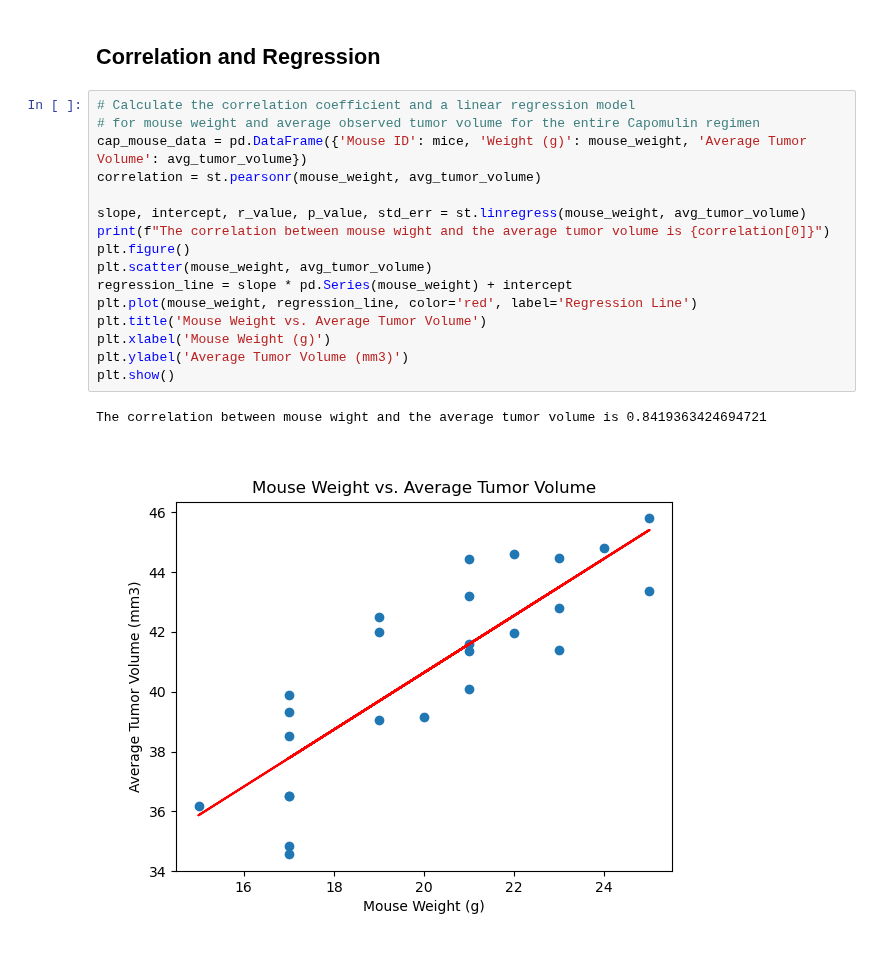
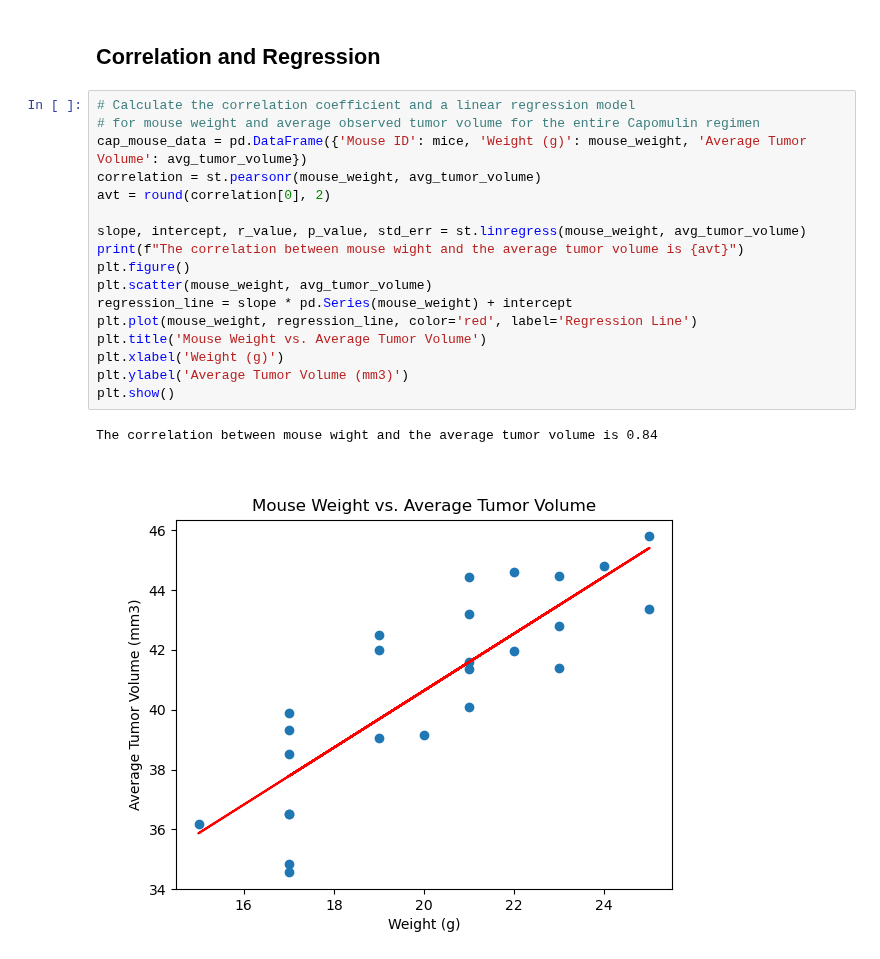
Before and after one commit to darren-coder/Matplotlib-Challenge, a Jupyter notebook: pymaceuticals_starter.ipynb, the cells around one changed output. Cells and saved outputs as stored; diff of their text form.

```diff
--- a/pymaceuticals_starter.ipynb
+++ b/pymaceuticals_starter.ipynb
@@ -346,19 +346,20 @@ plt.show()
 # %%
 # Calculate the correlation coefficient and a linear regression model
 # for mouse weight and average observed tumor volume for the entire Capomulin regimen
 cap_mouse_data = pd.DataFrame({'Mouse ID': mice, 'Weight (g)': mouse_weight, 'Average Tumor Volume': avg_tumor_volume})
 correlation = st.pearsonr(mouse_weight, avg_tumor_volume)
+avt = round(correlation[0], 2)
 
 slope, intercept, r_value, p_value, std_err = st.linregress(mouse_weight, avg_tumor_volume)
-print(f"The correlation between mouse wight and the average tumor volume is {correlation[0]}")
+print(f"The correlation between mouse wight and the average tumor volume is {avt}")
 plt.figure()
 plt.scatter(mouse_weight, avg_tumor_volume)
 regression_line = slope * pd.Series(mouse_weight) + intercept
 plt.plot(mouse_weight, regression_line, color='red', label='Regression Line')
 plt.title('Mouse Weight vs. Average Tumor Volume')
-plt.xlabel('Mouse Weight (g)')
+plt.xlabel('Weight (g)')
 plt.ylabel('Average Tumor Volume (mm3)')
 plt.show()
 # %% [output]
-The correlation between mouse wight and the average tumor volume is 0.8419363424694721
+The correlation between mouse wight and the average tumor volume is 0.84
-[figure, old version]
+[figure, new version]
```
Also changed, not shown: parts of 1 cell of this notebook.
